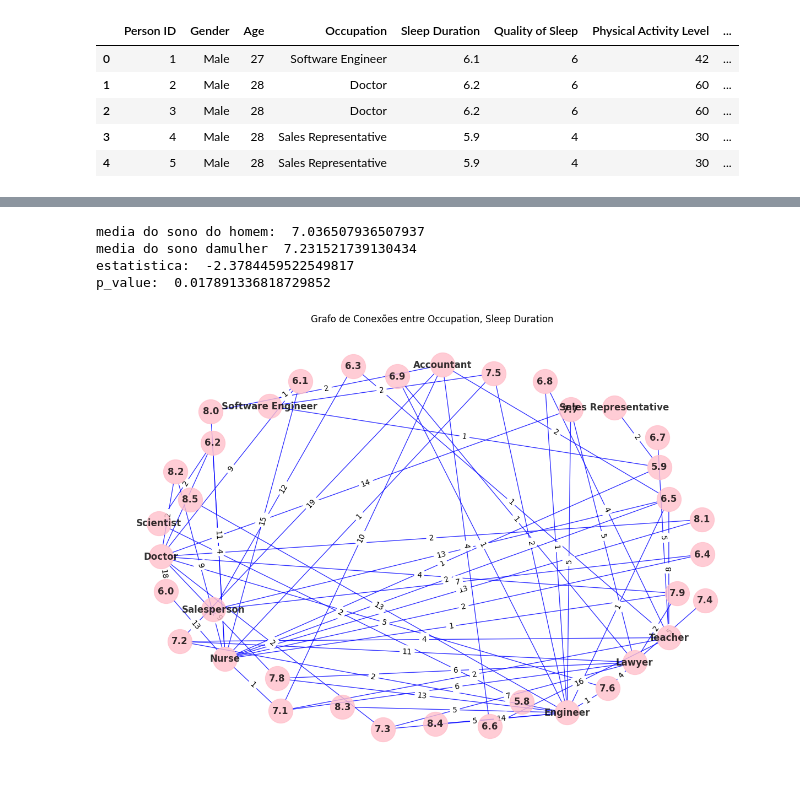
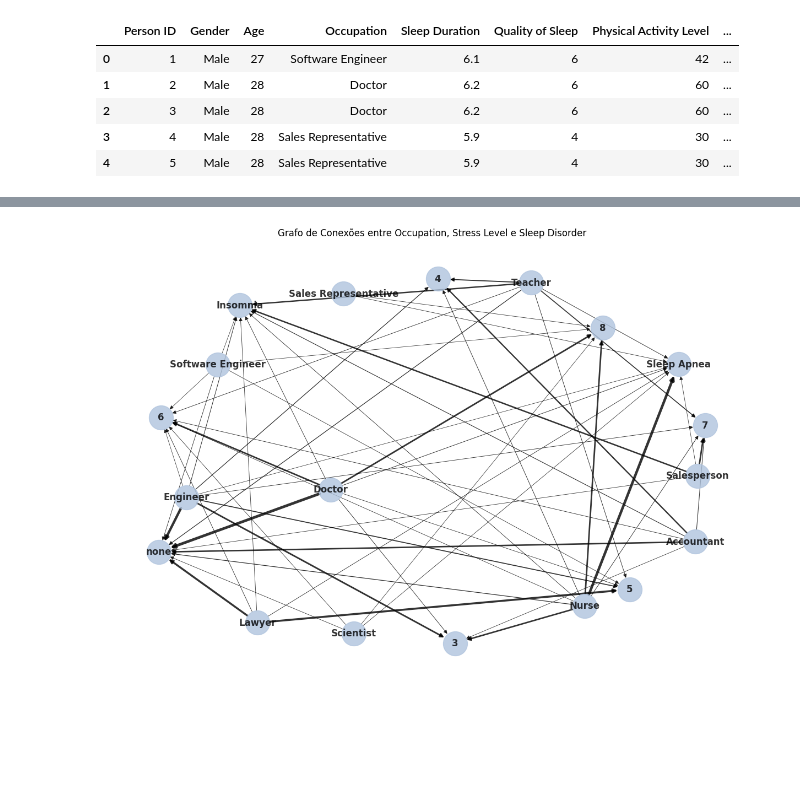
Before and after one commit to Letolsilva/AEDS-Graph-analysis-and-Sleep-disorders, a Jupyter notebook: grafos2.ipynb, the cells around one changed output, grey strips where cells are left out. Saved outputs shown, nothing was run; the diff lists cells and outputs as text; code cells hidden in the pictures; blank space fills up the shorter version.

```diff
--- a/grafos2.ipynb
+++ b/grafos2.ipynb
@@ -217,22 +224,22 @@ plt.show()
 # %%
 #Arvore sem pressoes baixas
-G = nx.Graph()
+grafoSemPressaoBaixaMST = nx.Graph()
 
 edges = list(zip(SemPressaoBaixa ['Occupation'], SemPressaoBaixa ['Sleep Disorder']))
 edges += list(zip(SemPressaoBaixa ['Occupation'], SemPressaoBaixa ['Blood Pressure']))
 
-G.add_nodes_from(SemPressaoBaixa ['Occupation'])
-G.add_nodes_from(SemPressaoBaixa ['Sleep Disorder'])
-G.add_nodes_from(SemPressaoBaixa ['Blood Pressure'])
+grafoSemPressaoBaixaMST.add_nodes_from(SemPressaoBaixa ['Occupation'])
+grafoSemPressaoBaixaMST.add_nodes_from(SemPressaoBaixa ['Sleep Disorder'])
+grafoSemPressaoBaixaMST.add_nodes_from(SemPressaoBaixa ['Blood Pressure'])
 
-edge_count = {}
+countPeople = {}
 for edge in edges:
-    edge_count[edge] = edge_count.get(edge, 0) + 1
+    countPeople[edge] = countPeople.get(edge, 0) + 1
 
-for edge, count in edge_count.items():
-    G.add_edge(edge[0], edge[1], weight=count)
+for edge, count in countPeople.items():
+    grafoSemPressaoBaixaMST.add_edge(edge[0], edge[1], weight=count)
 
-tree = nx.maximum_spanning_tree(G, algorithm='kruskal')
+tree = nx.maximum_spanning_tree(grafoSemPressaoBaixaMST, algorithm='kruskal')
 
 edge_weights = [tree[u][v]['weight'] for u, v in tree.edges()]
 max_weight = max(edge_weights)
@@ -240,7 +247,7 @@ edge_widths = [1 + 3 * (weight / max_weight) for weight in edge_weights]
 
 plt.figure(figsize=(15, 8))
 pos = nx.fruchterman_reingold_layout(tree, k=7)
-node_colors= ['skyblue' if node in ['Insomnia', 'Sleep Apnea', 'none'] else 'lightsteelblue' for node in G.nodes()]
+node_colors= ['skyblue' if node in ['Insomnia', 'Sleep Apnea', 'none'] else 'lightsteelblue' for node in grafoSemPressaoBaixaMST.nodes()]
 nx.draw(tree, with_labels=True, node_color=node_colors, node_size=1000, font_weight='bold', font_size=15, alpha=0.8, width=edge_widths, edge_color='black', font_color='black')
 plt.title('Grafo de Conexões entre Occupation, Sleep Disorder e Blood Pressure com a árvore máxima')
 plt.show()
@@ -262,48 +256,30 @@ media das idades
-# %%
-#Media de sono por idade
-import scipy.stats as stats
-from pandas._libs.tslibs.period import DIFFERENT_FREQ
-df_male = dataBase[dataBase['Gender'] == 'Male']
-df_female = dataBase[dataBase['Gender'] == 'Female']
-
-mean_dur_male = df_male['Sleep Duration'].mean()
-mean_dur_female = df_female['Sleep Duration'].mean()
-
-t_statistic, p_value = stats.ttest_ind(df_male['Sleep Duration'], df_female['Sleep Duration'])
-
-print("media do sono do homem: ",mean_dur_male)
-print("media do sono damulher ", mean_dur_female)
-print("estatistica: ", t_statistic)
-print("p_value: ", p_value)
-
-#Ele indica o quão grande é a diferença entre as médias das duas amostras em relação à variabilidade das amostras.
-#Quanto maior o valor absoluto do t_statistic, maior a diferença entre as médias.
-# %% [output]
-media do sono do homem:  7.036507936507937
-media do sono damulher  7.231521739130434
-estatistica:  -2.3784459522549817
-p_value:  0.017891336818729852
 # %%
-#Grafo tempo de sono
-G = nx.Graph()
+#Grafo de ocupação nivel de estresse e disturbio
+grafoNivelDeEstesse = nx.DiGraph()
 
-G.add_nodes_from(dataBase['Occupation'])
-G.add_nodes_from(dataBase['Sleep Duration'])
+grafoNivelDeEstesse.add_nodes_from(dataBase['Occupation'])
+grafoNivelDeEstesse.add_nodes_from(dataBase['Stress Level'])
+grafoNivelDeEstesse.add_nodes_from(dataBase['Sleep Disorder'])
 
-edges_sleep_count = {}
+edges_occupation_stress_count = dataBase.groupby(['Occupation', 'Stress Level']).size().to_dict()
+edges_occupation_disorder_count = dataBase.groupby(['Occupation', 'Sleep Disorder']).size().to_dict()
 
-for edge in zip(dataBase['Occupation'], dataBase['Sleep Duration']):
-    edges_sleep_count[edge] = edges_sleep_count.get(edge, 0) + 1
+for (occupation, stress), count in edges_occupation_stress_count.items():
+    grafoNivelDeEstesse.add_edge(occupation, stress, weight=count)
 
-for edge, count in edges_sleep_count.items():
-    G.add_edge(edge[0], edge[1], weight=count)
+for (occupation, disorder), count in edges_occupation_disorder_count.items():
+    grafoNivelDeEstesse.add_edge(occupation, disorder, weight=count)
+
+edge_weights = [grafoNivelDeEstesse[u][v]['weight'] for u, v in grafoNivelDeEstesse.edges()]
+max_weight = max(edge_weights)
+edge_widths = [0.5 + 3 * (weight / max_weight) for weight in edge_weights]
 
 plt.figure(figsize=(12, 8))
-pos = nx.fruchterman_reingold_layout(G, k=10)
-edge_labels = nx.get_edge_attributes(G, 'weight')
-nx.draw(G, pos, with_labels=True, node_size=1000, node_color='pink', font_weight='bold', font_size=12, alpha=0.8, edge_color='blue', arrows=True)
-nx.draw_networkx_edge_labels(G, pos, edge_labels=edge_labels)
-plt.title('Grafo de Conexões entre Occupation, Sleep Duration')
+pos = nx.fruchterman_reingold_layout(grafoNivelDeEstesse, k=8)
+nx.draw(grafoNivelDeEstesse, pos, with_labels=True, node_size=1000, node_color='lightsteelblue', font_weight='bold', font_size=12, alpha=0.8, width=edge_widths,edge_color='black', arrows=True)
+#edge_labels = nx.get_edge_attributes(grafoNivelDeEstesse, 'weight')
+#nx.draw_networkx_edge_labels(grafoNivelDeEstesse, pos, edge_labels=edge_labels)
+plt.title('Grafo de Conexões entre Occupation, Stress Level e Sleep Disorder')
 plt.show()
 # %% [output]
-[figure, old version]
+[figure, new version]
```
Also changed, not shown: parts of 13 cells of this notebook.
